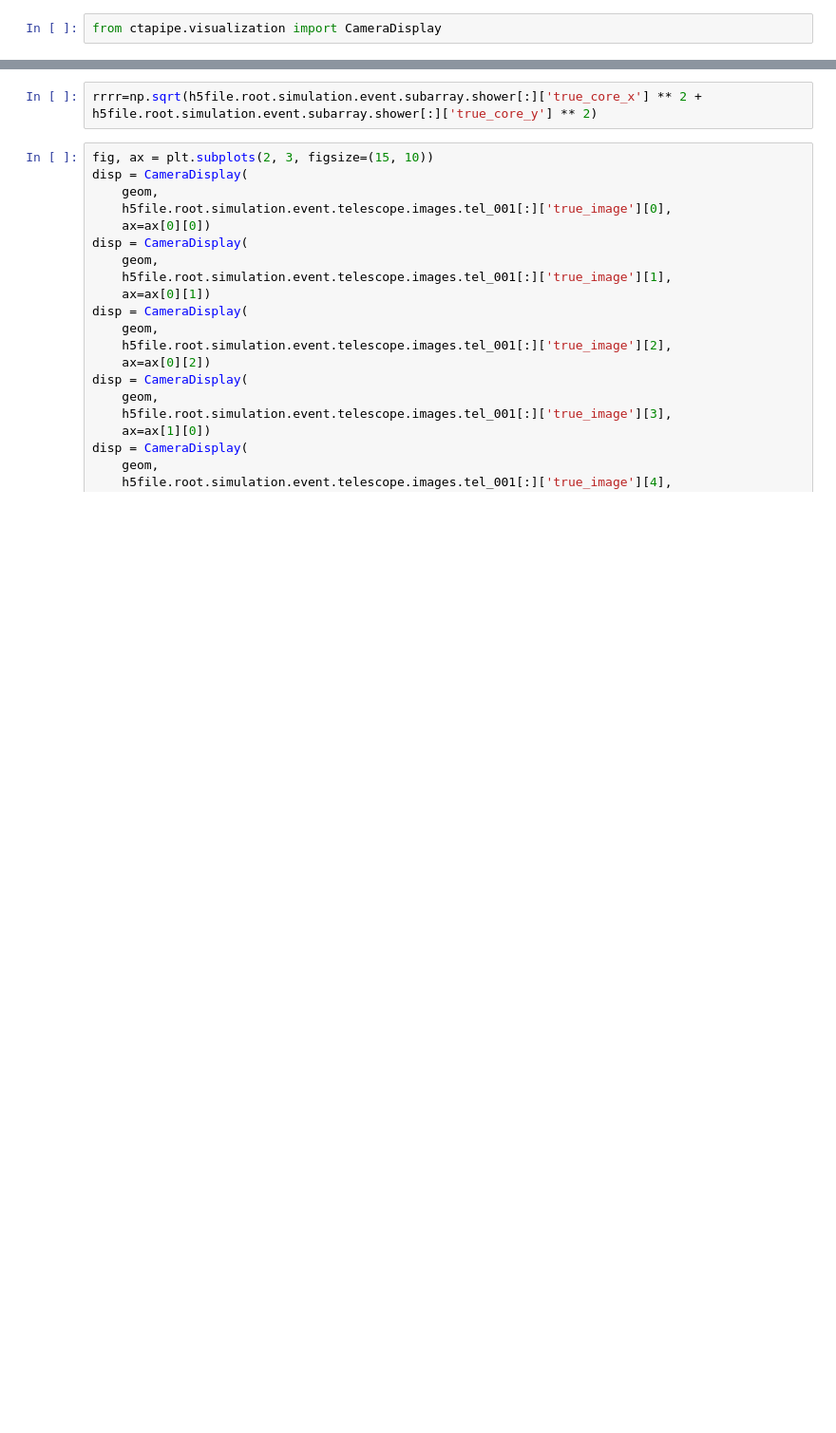
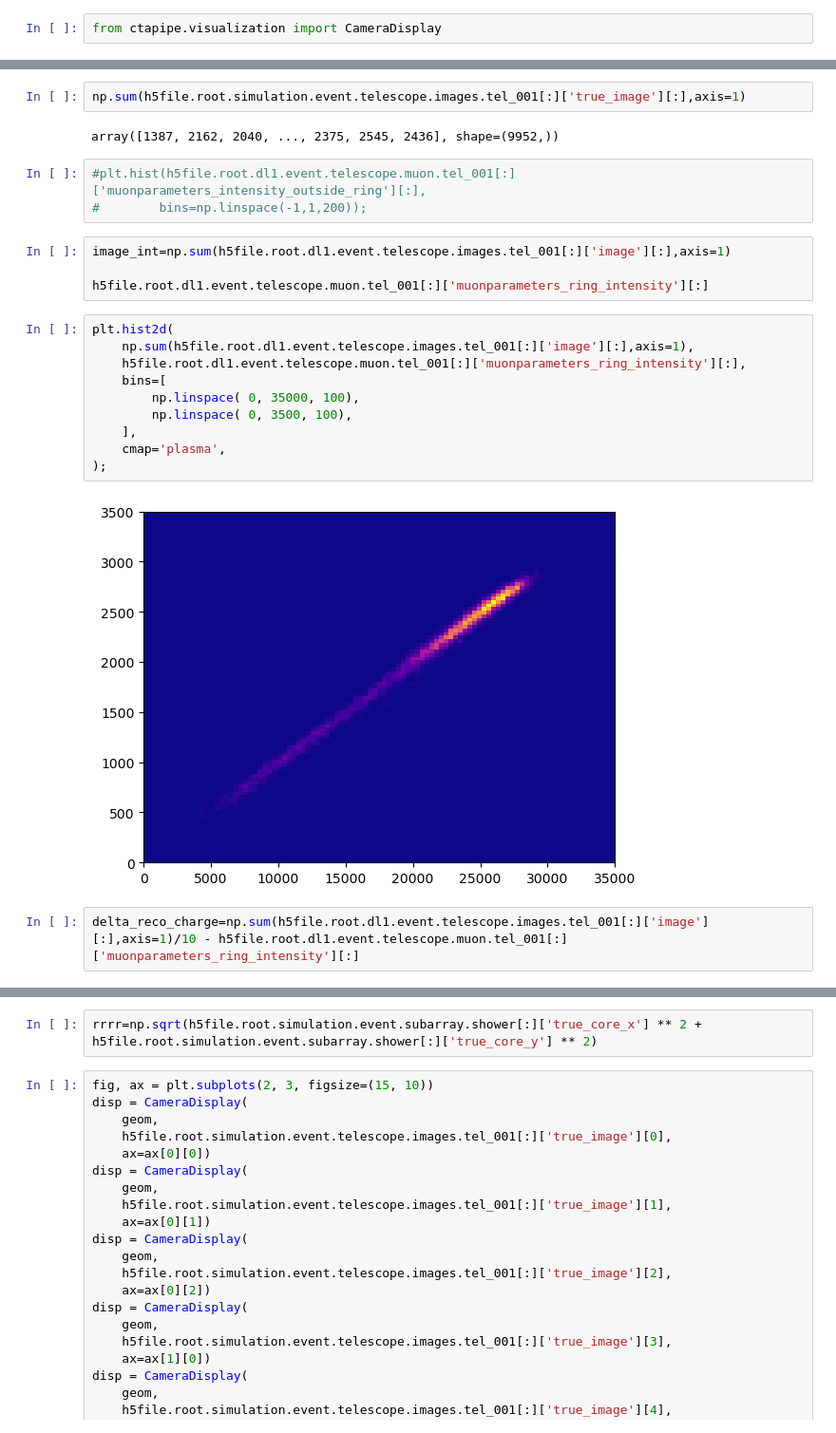
Before and after one commit to burmist-git/079_muon_CameraDisplay, a Jupyter notebook: muons_CameraDisplay.ipynb, the cells around one changed output, grey strips where cells are left out. Shown at 95% size. Cells and saved outputs as stored; diff of their text form; blank space fills up the shorter version.

```diff
--- a/muons_CameraDisplay.ipynb
+++ b/muons_CameraDisplay.ipynb
@@ -112,0 +165,25 @@ np.float64(1.1162625551223755)
+# %%
+np.sum(h5file.root.simulation.event.telescope.images.tel_001[:]['true_image'][:],axis=1)
+# %% [output]
+array([1387, 2162, 2040, ..., 2375, 2545, 2436], shape=(9952,))
+# %%
+#plt.hist(h5file.root.dl1.event.telescope.muon.tel_001[:]['muonparameters_intensity_outside_ring'][:],
+#        bins=np.linspace(-1,1,200));
+# %%
+image_int=np.sum(h5file.root.dl1.event.telescope.images.tel_001[:]['image'][:],axis=1)
+
+h5file.root.dl1.event.telescope.muon.tel_001[:]['muonparameters_ring_intensity'][:]
+# %%
+plt.hist2d(
+    np.sum(h5file.root.dl1.event.telescope.images.tel_001[:]['image'][:],axis=1),
+    h5file.root.dl1.event.telescope.muon.tel_001[:]['muonparameters_ring_intensity'][:],
+    bins=[
+        np.linspace( 0, 35000, 100),
+        np.linspace( 0, 3500, 100),
+    ],
+    cmap='plasma',
+);
+# %% [output]
+[figure, added]
+# %%
+delta_reco_charge=np.sum(h5file.root.dl1.event.telescope.images.tel_001[:]['image'][:],axis=1)/10 - h5file.root.dl1.event.telescope.muon.tel_001[:]['muonparameters_ring_intensity'][:]
```
Also changed, not shown: parts of 24 cells of this notebook, 1 other file.
